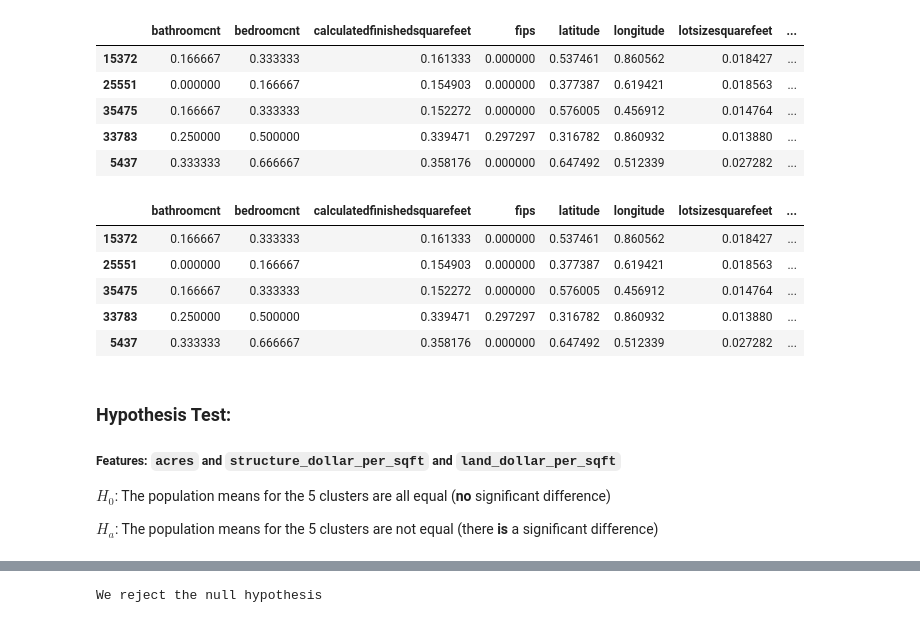
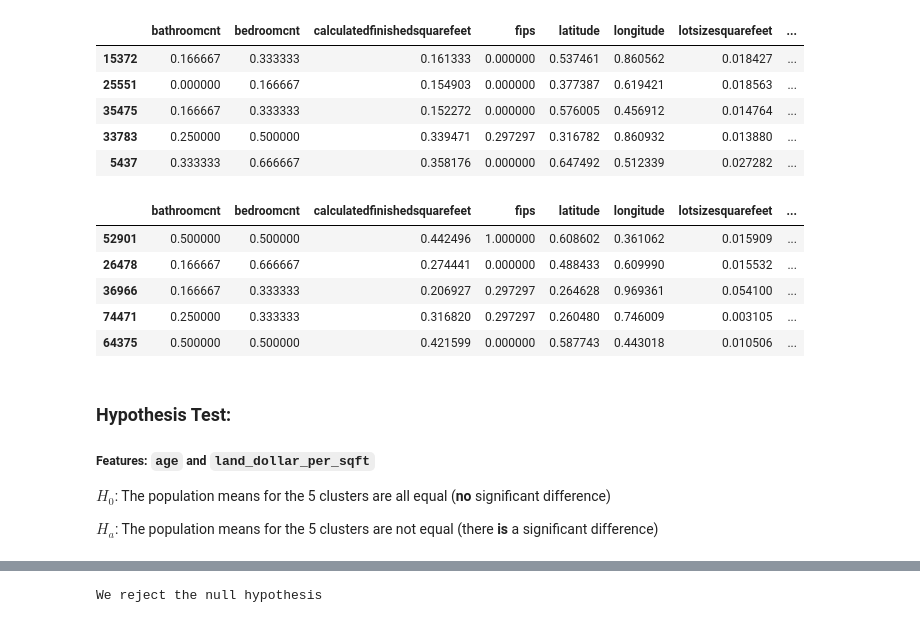
Before and after one commit to lukewbecker/clustering-project, a Jupyter notebook: zillow_mvp_cleaned.ipynb, the cells around one changed output, grey strips where cells are left out. Drawn from its saved outputs; the diff is of its cells as text; code cells hidden in the pictures.

```diff
--- a/zillow_mvp_cleaned.ipynb
+++ b/zillow_mvp_cleaned.ipynb
@@ -613,31 +581,12 @@ centroids2 = get_centroids(cluster_vars, cluster_col_name='land_cluster')
-# %%
-# concatenate cluster id
-X_train = pd.concat([X_train, train_clusters2], axis=1)
-
-# join on clusterid to get centroids
-X_train = X_train.merge(centroids2, how='left', on='land_cluster').\
-                set_index(X_train.index)
-
-# concatenate cluster id
-X_train_scaled = pd.concat([X_train_scaled, train_clusters2],
-                        axis=1)
-
-# join on clusterid to get centroids
-X_train_scaled = X_train_scaled.merge(centroids2, how='left', on='land_cluster').\
-                set_index(X_train.index)
-
-# concatenate cluster id
-X_train_explore = pd.concat([X_train_explore, train_clusters2],
-                        axis=1)
-
-# join on clusterid to get centroids
-X_train_explore = X_train_explore.merge(centroids2, how='left', on='land_cluster').\
-                set_index(X_train.index)
-
-# concatenate cluster id
-X_train_explore_scaled = pd.concat([X_train_explore_scaled, train_clusters2],
-                        axis=1)
-
-# join on clusterid to get centroids
-X_train_explore_scaled = X_train_explore_scaled.merge(centroids2, how='left', on='land_cluster').\
-                set_index(X_train.index)
+# %%
+X_train, X_train_scaled = explore.add_clusters(train_clusters2, centroids_2, X_train, X_train_scaled, cluster_col_name = 'land_cluster')
+X_train_explore, X_train_explore_scaled = explore.add_clusters(train_clusters2, centroids_2, X_train_explore, X_train_explore_scaled, cluster_col_name = 'land_cluster')
+# %%
+# fitting clusters to validate and test df's:
+
+validate_clusters2 = explore.kmeans_transform(X_validate_scaled, kmeans2, cluster_vars, cluster_col_name = 'land_cluster')
+test_clusters2 = explore.kmeans_transform(X_test_scaled, kmeans2, cluster_vars, cluster_col_name = 'land_cluster')
+# %%
+X_validate, X_validate_scaled = explore.add_clusters(validate_clusters2, centroids_2, X_validate, X_validate_scaled, cluster_col_name = 'land_cluster')
+X_test, X_test_scaled = explore.add_clusters(test_clusters2, centroids_2, X_test, X_test_scaled, cluster_col_name = 'land_cluster')
+X_validate.head()
@@ -651,18 +607,18 @@ X_train_scaled.head()
 | 33783 | 0.250000 | 0.500000 | 0.339471 | 0.297297 | 0.316782 | 0.860932 | 0.013880 | ... |
 | 5437 | 0.333333 | 0.666667 | 0.358176 | 0.000000 | 0.647492 | 0.512339 | 0.027282 | ... |
 # %%
-X_train_explore_scaled.head()
+X_validate_scaled.head()
 # %% [output]
 |  | bathroomcnt | bedroomcnt | calculatedfinishedsquarefeet | fips | latitude | longitude | lotsizesquarefeet | ... |
-| 15372 | 0.166667 | 0.333333 | 0.161333 | 0.000000 | 0.537461 | 0.860562 | 0.018427 | ... |
-| 25551 | 0.000000 | 0.166667 | 0.154903 | 0.000000 | 0.377387 | 0.619421 | 0.018563 | ... |
-| 35475 | 0.166667 | 0.333333 | 0.152272 | 0.000000 | 0.576005 | 0.456912 | 0.014764 | ... |
-| 33783 | 0.250000 | 0.500000 | 0.339471 | 0.297297 | 0.316782 | 0.860932 | 0.013880 | ... |
-| 5437 | 0.333333 | 0.666667 | 0.358176 | 0.000000 | 0.647492 | 0.512339 | 0.027282 | ... |
+| 52901 | 0.500000 | 0.500000 | 0.442496 | 1.000000 | 0.608602 | 0.361062 | 0.015909 | ... |
+| 26478 | 0.166667 | 0.666667 | 0.274441 | 0.000000 | 0.488433 | 0.609990 | 0.015532 | ... |
+| 36966 | 0.166667 | 0.333333 | 0.206927 | 0.297297 | 0.264628 | 0.969361 | 0.054100 | ... |
+| 74471 | 0.250000 | 0.333333 | 0.316820 | 0.297297 | 0.260480 | 0.746009 | 0.003105 | ... |
+| 64375 | 0.500000 | 0.500000 | 0.421599 | 0.000000 | 0.587743 | 0.443018 | 0.010506 | ... |
 # %% [markdown]
 ### Hypothesis Test:
 
-##### Features: `acres` and `structure_dollar_per_sqft` and `land_dollar_per_sqft`
+##### Features: `age` and `land_dollar_per_sqft`
 
 $H_0$: The population means for the 5 clusters are all equal (**no** significant difference)
 
```
Also changed, not shown: parts of 99 cells of this notebook.
